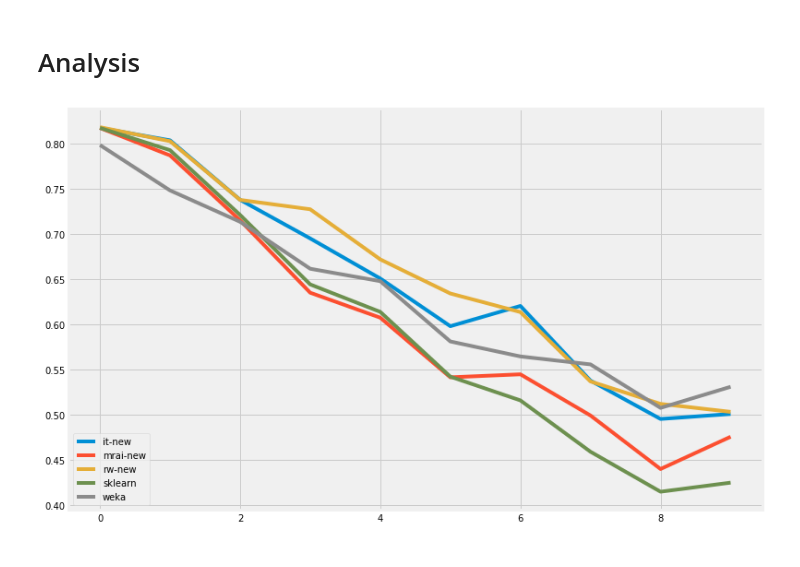
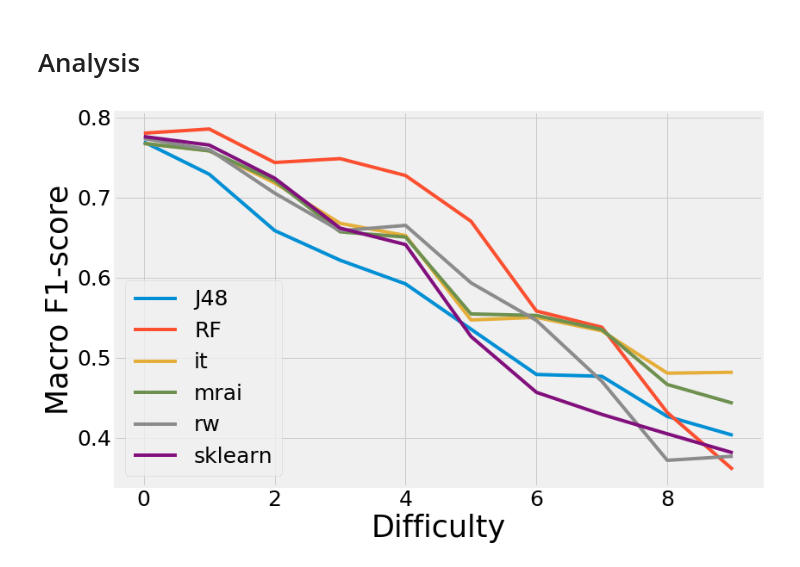
Before and after one commit to eliavw/aaai20, a Jupyter notebook: note/visuals/analysis.ipynb, the cells around one changed output. Drawn from its saved outputs; the diff is of its cells as text; code cells hidden in the pictures.

```diff
--- a/note/visuals/analysis.ipynb
+++ b/note/visuals/analysis.ipynb
@@ -8,42 +8,47 @@ import matplotlib.style as style
 style.use('fivethirtyeight')
 import matplotlib.pyplot as plt
 # %%
-def plot():
+def plot(y_axis_quantity = 'f1_macro'):
     dfs = []
-    for name in {'weka', 'mi', 'mrai', 'it', 'rw'}:
-        fn = filename_results(name)
+    for name in {'J48', 'RF', 'mi', 'mrai', 'it', 'rw'}:
+        fn = filename_results(exp_dname='mercs-vs-weka', exp_fname=name)
         dfs.append(pd.read_csv(fn))
 
-    df = pd.concat(dfs)
+    #df = pd.concat(dfs, sort=True)
+    df = pd.concat(dfs, sort=False)
 
-    #df = df[df['dataset'] == 'vehicle']
-    #df = df[df['dataset'].isin(('glass', 'credit-g', 'ionosphere', 'lymph', 'vehicle'))]
-
-    df_plot = df[['dataset', 'F1', 'difficulty', 'algorithm']].groupby(by=['algorithm', 'difficulty']).mean()
-
-
-    df_plot.head()
+    df_plot = df[['dataset', y_axis_quantity, 'difficulty', 'identifier']].groupby(by=['identifier', 'difficulty']).mean()
 
     # Visuals
-    algorithms = df_plot.index.levels[0].unique().values.tolist()
+    identifiers = df_plot.index.levels[0].unique().values.tolist()
 
     x = df_plot.index.levels[1].values.tolist()
 
     y = dict()
     labels = []
 
     fig=plt.figure(figsize=(12, 8))
-    for trace in algorithms:
+    for trace in identifiers:
         y[trace] = df_plot.loc[trace].values
         plt.plot(x, y[trace])
         labels.append(trace)
 
+    fontsize=35
 
+    if 'macro' in y_axis_quantity:
+        plt.ylabel('Macro F1-score', size=fontsize)
+    else:
+        plt.ylabel('Micro F1-score', size=fontsize)
 
-    plt.legend(labels, loc='lower left')
+    plt.xlabel('Difficulty', size=fontsize)
+
+    plt.xticks(fontsize=fontsize-10)
+    plt.yticks(fontsize=fontsize-10)
+
+    plt.legend(labels, loc='lower left', prop=dict(size=fontsize-10))
     plt.show()
-    return
+    return df
+
+df = plot(y_axis_quantity = 'f1_macro')
+# %% [output]
+[figure, added]
-# %%
-plot()
-# %% [output]
-[figure, removed]
```
Also changed, not shown: parts of 1 cell of this notebook, 20 other files.
